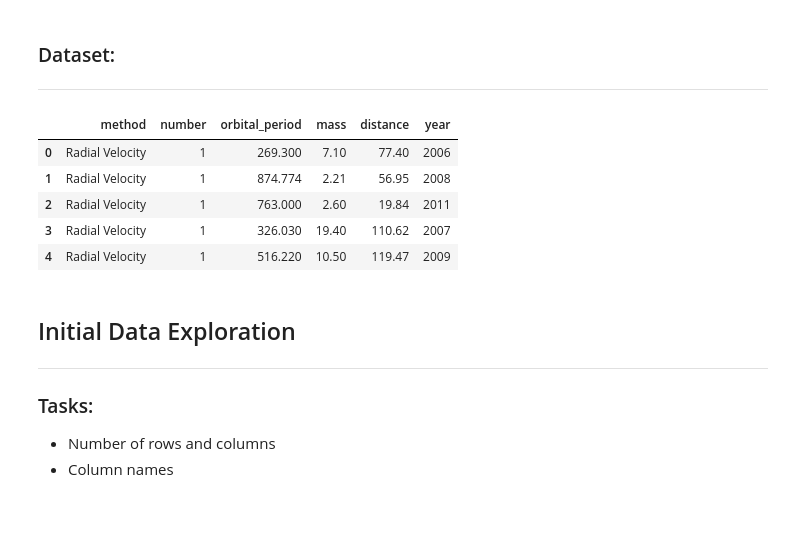
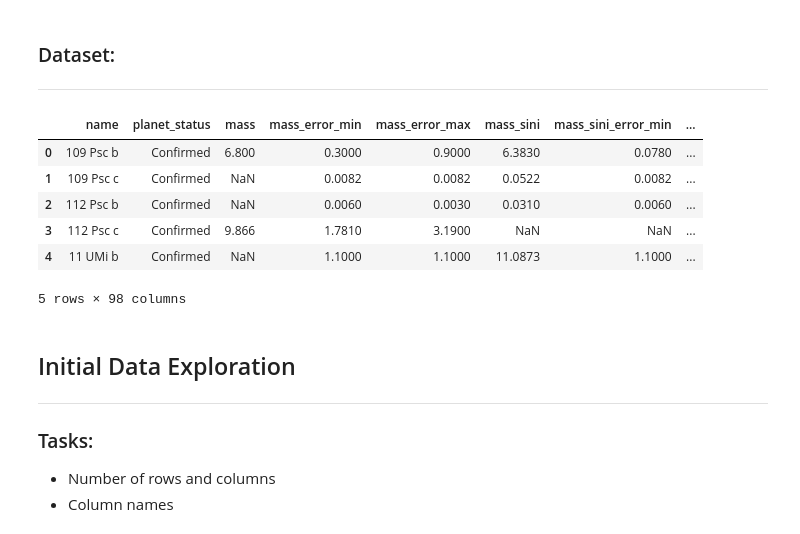
Before and after one commit to MrDudZs/Notebook_Analysis_Project, a Jupyter notebook: Notebook/Data-Notebook.ipynb, the cells around one changed output. Saved outputs shown, nothing was run; the diff lists cells and outputs as text; code cells hidden in the pictures.

```diff
--- a/Notebook/Data-Notebook.ipynb
+++ b/Notebook/Data-Notebook.ipynb
@@ -26,15 +26,17 @@ import seaborn as sns
 -----
 # %%
 # Defining dataset
-sol = sns.load_dataset('planets')
-sol.head() # Test dataset is loaded
+sol = pd.read_csv("../CSV/exoplanet.eu_catalog_21-10-26_12_39_56.csv")
+df_sol = pd.DataFrame(sol)
+df_sol.head() # Test dataset is loaded
 # %% [output]
-|  | method | number | orbital_period | mass | distance | year |
-| 0 | Radial Velocity | 1 | 269.300 | 7.10 | 77.40 | 2006 |
-| 1 | Radial Velocity | 1 | 874.774 | 2.21 | 56.95 | 2008 |
-| 2 | Radial Velocity | 1 | 763.000 | 2.60 | 19.84 | 2011 |
-| 3 | Radial Velocity | 1 | 326.030 | 19.40 | 110.62 | 2007 |
-| 4 | Radial Velocity | 1 | 516.220 | 10.50 | 119.47 | 2009 |
+|  | name | planet_status | mass | mass_error_min | mass_error_max | mass_sini | mass_sini_error_min | ... |
+| 0 | 109 Psc b | Confirmed | 6.800 | 0.3000 | 0.9000 | 6.3830 | 0.0780 | ... |
+| 1 | 109 Psc c | Confirmed | NaN | 0.0082 | 0.0082 | 0.0522 | 0.0082 | ... |
+| 2 | 112 Psc b | Confirmed | NaN | 0.0060 | 0.0030 | 0.0310 | 0.0060 | ... |
+| 3 | 112 Psc c | Confirmed | 9.866 | 1.7810 | 3.1900 | NaN | NaN | ... |
+| 4 | 11 UMi b | Confirmed | NaN | 1.1000 | 1.1000 | 11.0873 | 1.1000 | ... |
+5 rows × 98 columns
 # %% [markdown]
 ## Initial Data Exploration
 -----
```
Also changed, not shown: parts of 20 cells of this notebook, 2 other files.
